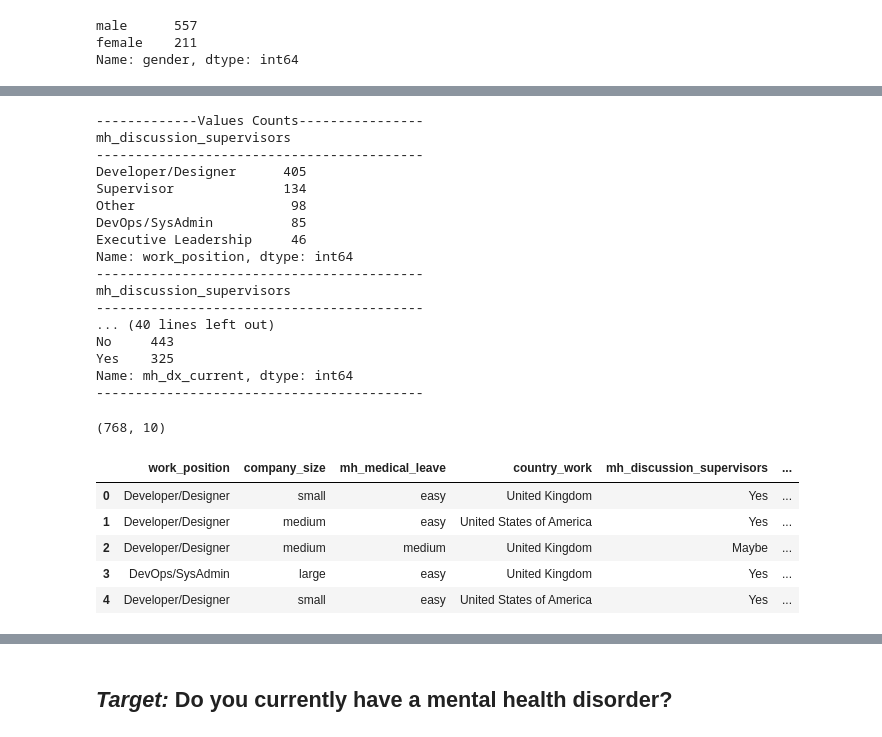
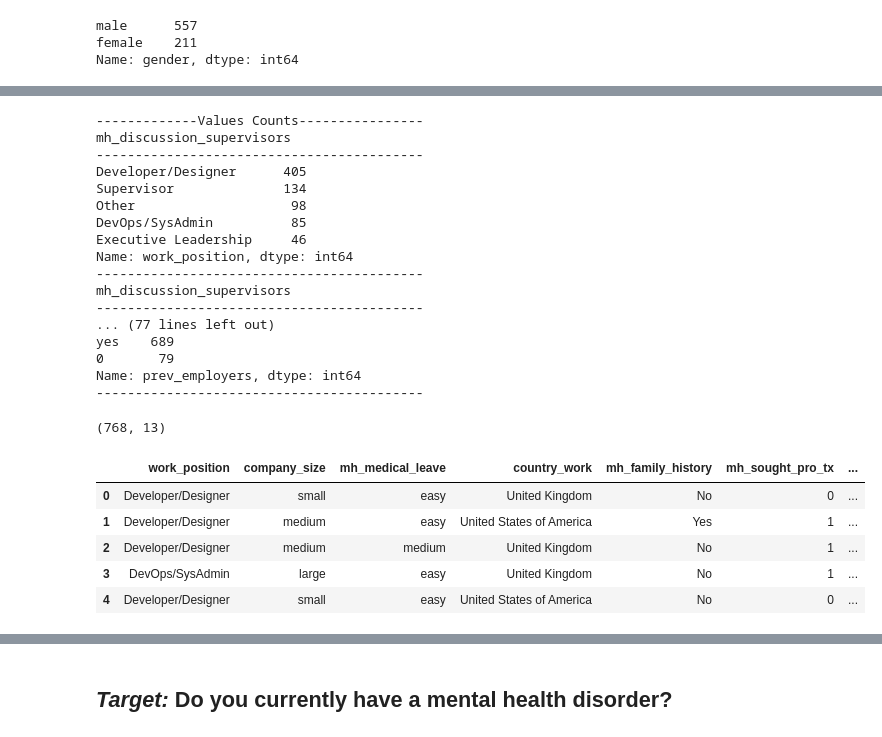
Before and after one commit to ArtTucker/mental_health_and_economics, a Jupyter notebook: machine_learning/machine_learning_model.ipynb, the cells around one changed output, grey strips where cells are left out. Drawn from its saved outputs; the diff is of its cells as text; code cells hidden in the pictures.

```diff
--- a/machine_learning/machine_learning_model.ipynb
+++ b/machine_learning/machine_learning_model.ipynb
@@ -293,0 +327,4 @@ Name: gender, dtype: int64
+# %%
+# Replace values:
+tech_2016_df["mh_dx_past"].replace(["Maybe"], ["no"], inplace = True)
+tech_2016_df["mh_dx_past"].replace(["No"], ["no"], inplace = True)
@@ -293,0 +339,4 @@ Name: gender, dtype: int64
+# %%
+# Replace values:
+tech_2016_df["mh_coverage"].replace(["Not eligible for coverage / N/A"], ["N/A"], inplace = True)
+tech_2016_df["mh_coverage"].replace(["I don't know"], ["N/A"], inplace = True)
@@ -293,0 +351,3 @@ Name: gender, dtype: int64
+# %%
+# Replace values:
+tech_2016_df["prev_mh_benefits"].replace(["I don't know"], ["no"], inplace = True)
@@ -294,3 +361,5 @@ Name: gender, dtype: int64
+# %%
+tech_2016_df["prev_employers"].replace([1, 2], ["yes", "no"], inplace = True)
 # %%
 # Check:
 print("-------------Values Counts----------------")
@@ -326,6 +395,30 @@ print("mh_dx_current")
 print("------------------------------------------")
 print(tech_2016_df["mh_dx_current"].value_counts())
 print("------------------------------------------")
+print("mh_family_history")
+print("------------------------------------------")
+print(tech_2016_df["mh_family_history"].value_counts())
+print("------------------------------------------")
+print("mh_sought_pro_tx")
+print("------------------------------------------")
+print(tech_2016_df["mh_sought_pro_tx"].value_counts())
+print("------------------------------------------")
+print("mh_dx_past")
+print("------------------------------------------")
+print(tech_2016_df["mh_dx_past"].value_counts())
+print("------------------------------------------")
+print("mh_coverage")
+print("------------------------------------------")
+print(tech_2016_df["mh_coverage"].value_counts())
+print("------------------------------------------")
+print("prev_mh_benefits")
+print("------------------------------------------")
+print(tech_2016_df["prev_mh_benefits"].value_counts())
+print("------------------------------------------")
+print("prev_employers")
+print("------------------------------------------")
+print(tech_2016_df["prev_employers"].value_counts())
+print("------------------------------------------")
 # %% [output]
 -------------Values Counts----------------
 mh_discussion_supervisors
@@ -339,10 +432,10 @@ Name: work_position, dtype: int64
 ------------------------------------------
 mh_discussion_supervisors
 ------------------------------------------
-... (40 lines left out)
-No     443
-Yes    325
-Name: mh_dx_current, dtype: int64
+... (77 lines left out)
+yes    689
+0       79
+Name: prev_employers, dtype: int64
 ------------------------------------------
 # %%
 # Features cleaned: work_position, company_size, mh_medical_leave, country_work,mh_discussion_supervisors, mh_discussion_coworkers,
@@ -353,20 +449,21 @@ Name: mh_dx_current, dtype: int64
 # %%
 tech_2016_df.to_csv("../resources/clean_machine_learning.csv")
 # %%
-tech_2016_df_current_dx_mh = tech_2016_df[["work_position", "company_size", "mh_medical_leave", "country_work", "mh_discussion_supervisors",
-                                   "mh_discussion_coworkers", "mh_dx_pro", "mh_hurt_on_career", "mh_dx_current", "gender"]]
+tech_2016_df_current_dx_mh = tech_2016_df[["work_position", "company_size", "mh_medical_leave", "country_work", "mh_family_history",
+                                           "mh_sought_pro_tx", "mh_dx_pro", "mh_coverage", "mh_dx_current", "gender", "mh_dx_past", "prev_mh_benefits",
+                                           "prev_employers"]]
 
 # Check:
 print(tech_2016_df_current_dx_mh.shape)
 tech_2016_df_current_dx_mh.head()
 # %% [output]
-(768, 10)
+(768, 13)
-|  | work_position | company_size | mh_medical_leave | country_work | mh_discussion_supervisors | ... |
-| 0 | Developer/Designer | small | easy | United Kingdom | Yes | ... |
-| 1 | Developer/Designer | medium | easy | United States of America | Yes | ... |
-| 2 | Developer/Designer | medium | medium | United Kingdom | Maybe | ... |
-| 3 | DevOps/SysAdmin | large | easy | United Kingdom | Yes | ... |
-| 4 | Developer/Designer | small | easy | United States of America | Yes | ... |
+|  | work_position | company_size | mh_medical_leave | country_work | mh_family_history | mh_sought_pro_tx | ... |
+| 0 | Developer/Designer | small | easy | United Kingdom | No | 0 | ... |
+| 1 | Developer/Designer | medium | easy | United States of America | Yes | 1 | ... |
+| 2 | Developer/Designer | medium | medium | United Kingdom | No | 1 | ... |
+| 3 | DevOps/SysAdmin | large | easy | United Kingdom | No | 1 | ... |
+| 4 | Developer/Designer | small | easy | United States of America | No | 0 | ... |
 # %%
 # Encode dataset:
 
```
Also changed, not shown: parts of 23 cells of this notebook, 2 other files.
